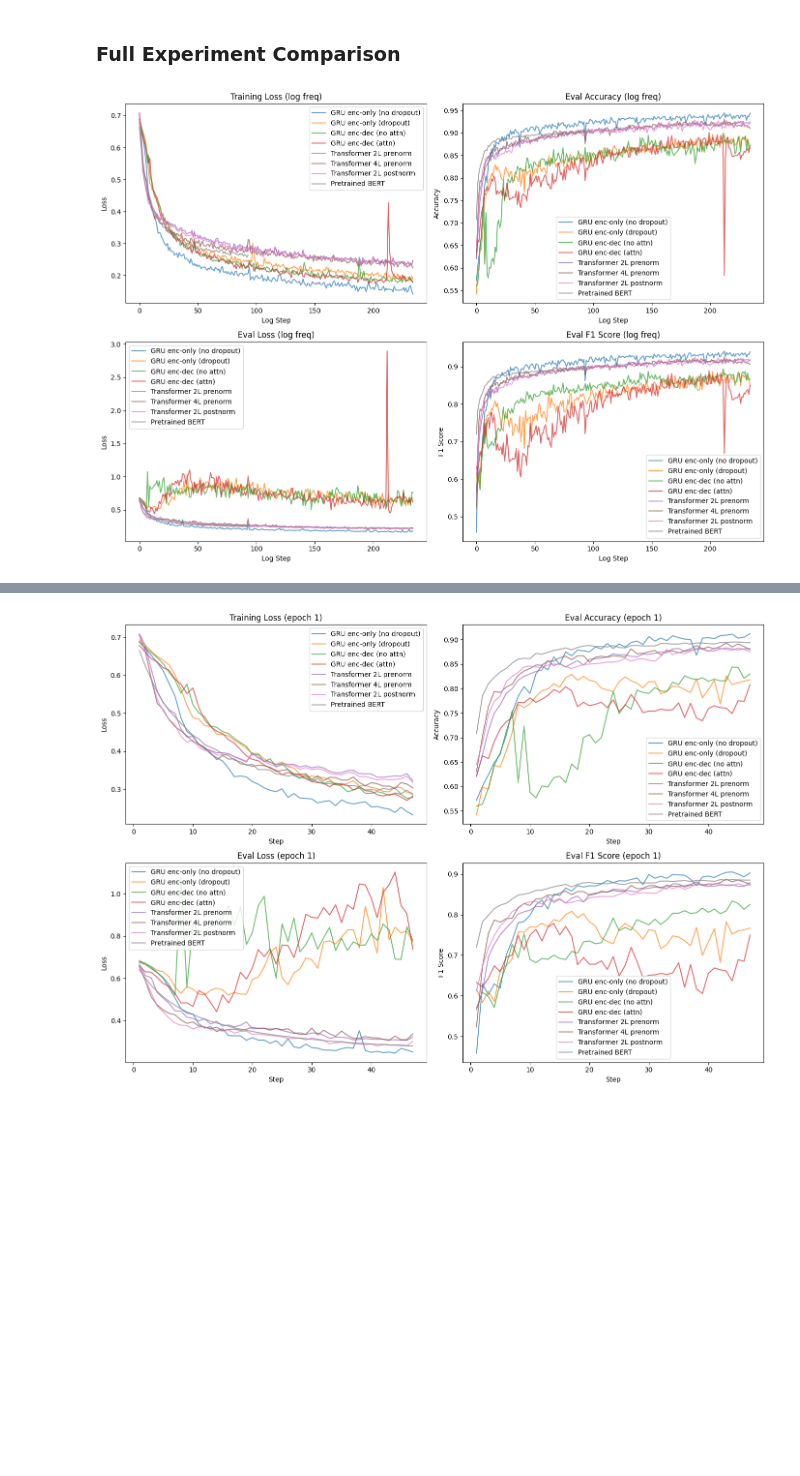
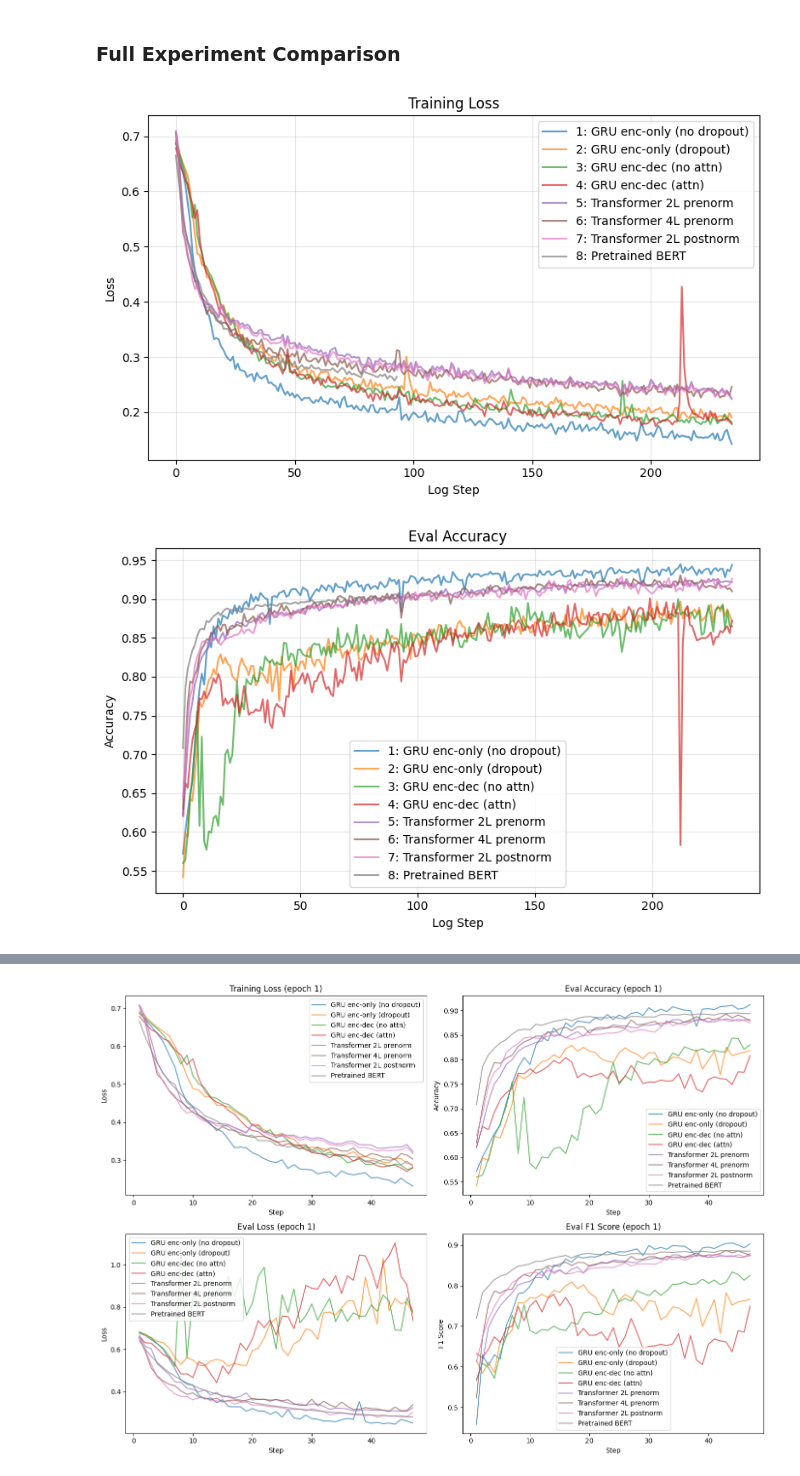
Before and after one commit to trvslhlt/ift_6135_representation_learning, a Jupyter notebook: assignments/assignment_2/analysis.ipynb, the cells around one changed output, grey strips where cells are left out. Saved outputs shown, nothing was run; the diff lists cells and outputs as text; code cells hidden in the pictures; blank space fills up the shorter version.

```diff
--- a/assignments/assignment_2/analysis.ipynb
+++ b/assignments/assignment_2/analysis.ipynb
@@ -122,49 +122,33 @@ Model files:
 ### Full Experiment Comparison
 # %%
 import matplotlib.pyplot as plt
+import os
 
-fig, axes = plt.subplots(2, 2, figsize=(14, 10))
+FIGURES_DIR = 'figures'
+os.makedirs(FIGURES_DIR, exist_ok=True)
 
-# Training loss over log steps
-ax = axes[0, 0]
-for name, data in experiments.items():
-    ax.plot(data['train_loss_logfreq'], label=exp_label(name), color=exp_color(name), alpha=0.7)
-ax.set_title('Training Loss (log freq)')
-ax.set_xlabel('Log Step')
-ax.set_ylabel('Loss')
-ax.legend()
+plots = [
+    ('train_loss_logfreq', 'Training Loss', 'Log Step', 'Loss', 'train_loss'),
+    ('eval_acc_logfreq', 'Eval Accuracy', 'Log Step', 'Accuracy', 'eval_accuracy'),
+    ('eval_loss_logfreq', 'Eval Loss', 'Log Step', 'Loss', 'eval_loss'),
+    ('eval_f1_score_logfreq', 'Eval F1 Score', 'Log Step', 'F1 Score', 'eval_f1'),
+]
 
-# Eval accuracy over log steps
-ax = axes[0, 1]
-for name, data in experiments.items():
-    ax.plot(data['eval_acc_logfreq'], label=exp_label(name), color=exp_color(name), alpha=0.7)
-ax.set_title('Eval Accuracy (log freq)')
-ax.set_xlabel('Log Step')
-ax.set_ylabel('Accuracy')
-ax.legend()
-
-# Eval loss over log steps
-ax = axes[1, 0]
-for name, data in experiments.items():
-    ax.plot(data['eval_loss_logfreq'], label=exp_label(name), color=exp_color(name), alpha=0.7)
-ax.set_title('Eval Loss (log freq)')
-ax.set_xlabel('Log Step')
-ax.set_ylabel('Loss')
-ax.legend()
-
-# F1 score over log steps
-ax = axes[1, 1]
-for name, data in experiments.items():
-    ax.plot(data['eval_f1_score_logfreq'], label=exp_label(name), color=exp_color(name), alpha=0.7)
-ax.set_title('Eval F1 Score (log freq)')
-ax.set_xlabel('Log Step')
-ax.set_ylabel('F1 Score')
-ax.legend()
-
-plt.tight_layout()
-plt.show()
+for key, title, xlabel, ylabel, filename in plots:
+    fig, ax = plt.subplots(figsize=(8, 5))
+    for name, data in experiments.items():
+        ax.plot(data[key], label=f'{name}: {exp_label(name)}', color=exp_color(name), alpha=0.7)
+    ax.set_title(title)
+    ax.set_xlabel(xlabel)
+    ax.set_ylabel(ylabel)
+    ax.legend()
+    ax.grid(True, alpha=0.3)
+    plt.tight_layout()
+    fig.savefig(os.path.join(FIGURES_DIR, f'{filename}.png'), dpi=150, bbox_inches='tight')
+    plt.show()
 
 # IMPORTANT: The downward spikes in training loss are due to a bug in the logging code.
 # The calculation of avg loss is wrong for the last batch which has a smaller size.
 # %% [output]
-[figure, old version]
+[figure, new version]
+[figure, added]
```
Also changed, not shown: parts of 6 cells of this notebook, 2 other files.
